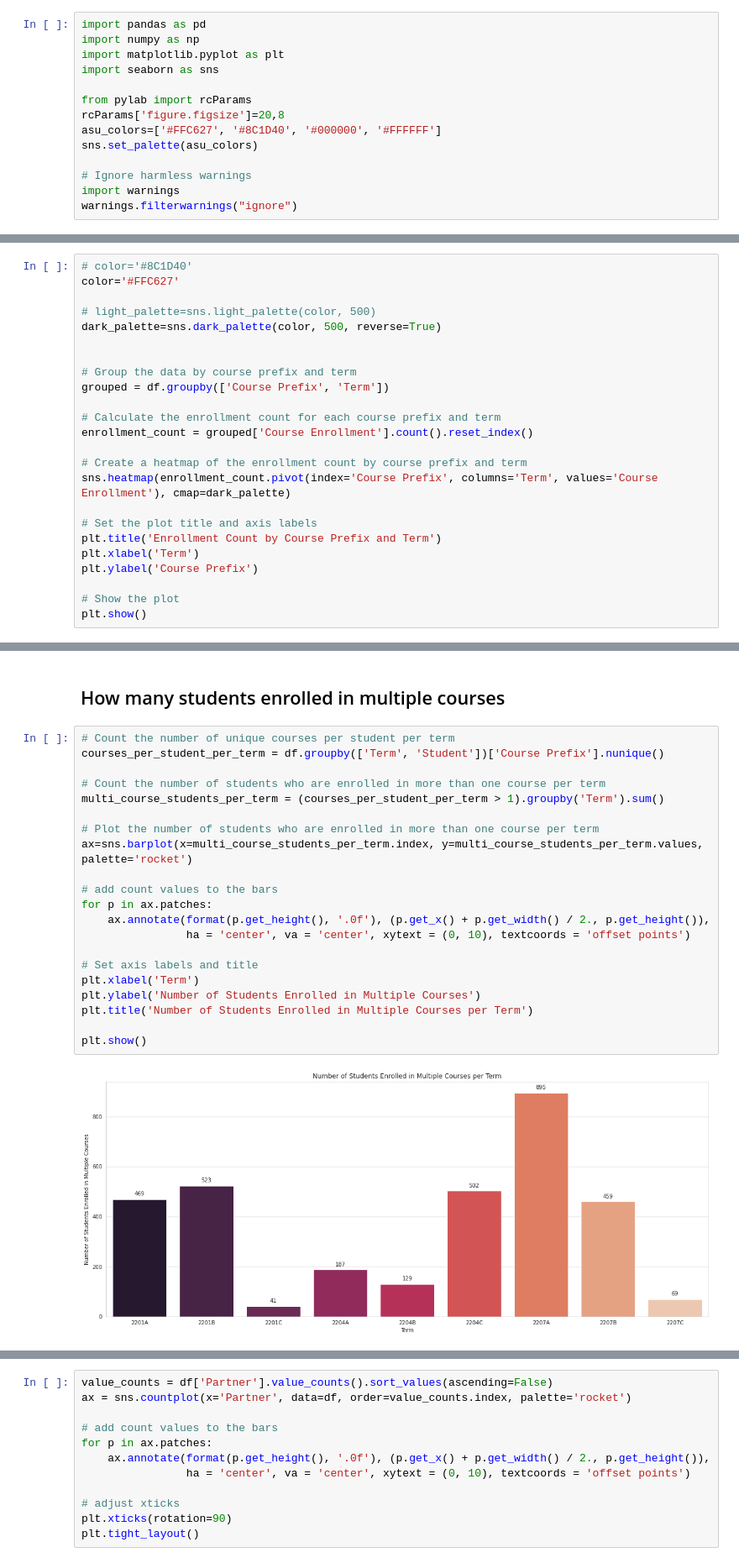
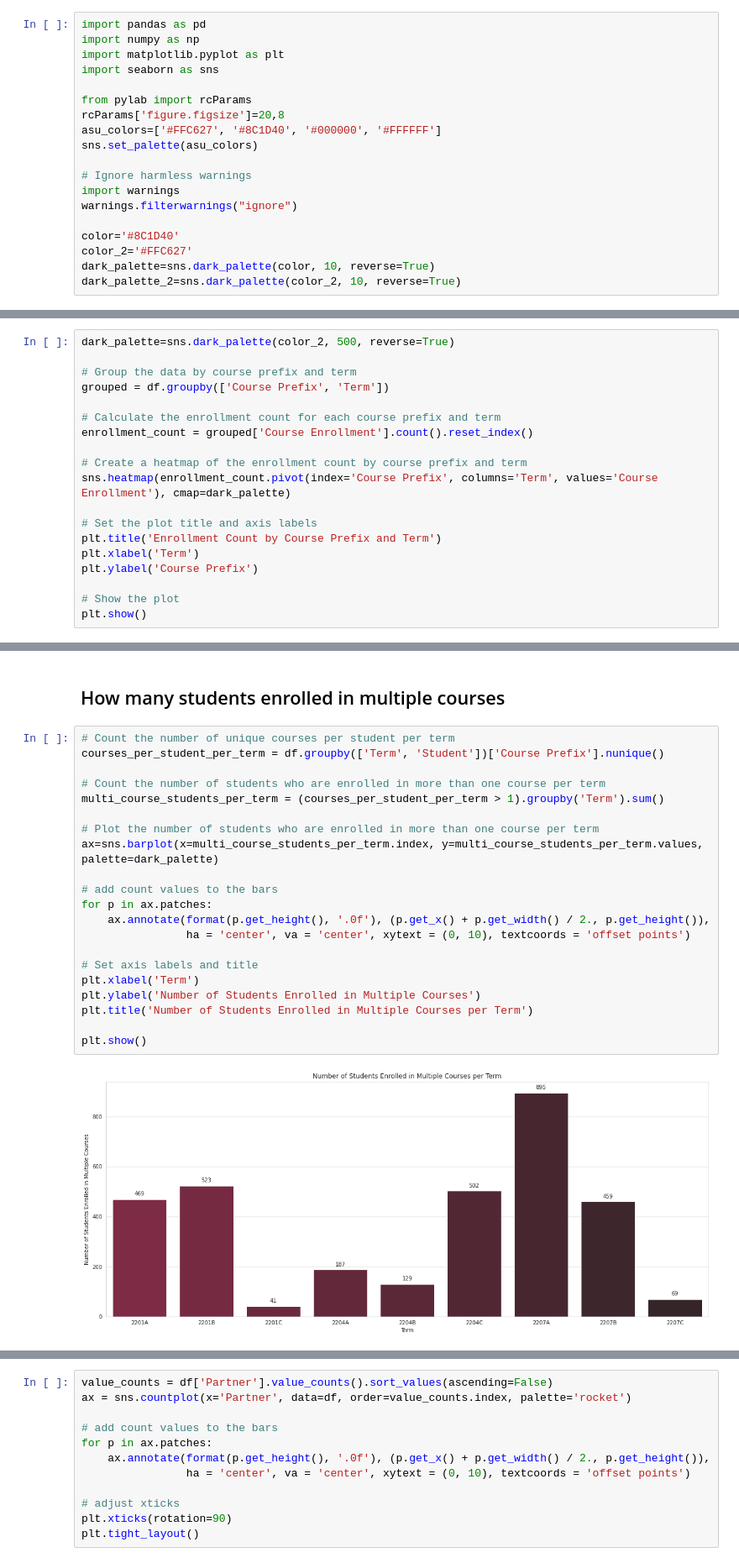
Before and after one commit to iamharkirat/EDA, a Jupyter notebook: learning_enterprise.ipynb, the cells around one changed output, grey strips where cells are left out. Shown at 84% size. Cells and saved outputs as stored; diff of their text form.

```diff
--- a/learning_enterprise.ipynb
+++ b/learning_enterprise.ipynb
@@ -14,6 +14,11 @@ sns.set_palette(asu_colors)
 # Ignore harmless warnings
 import warnings
 warnings.filterwarnings("ignore")
+
+color='#8C1D40'
+color_2='#FFC627'
+dark_palette=sns.dark_palette(color, 10, reverse=True)
+dark_palette_2=sns.dark_palette(color_2, 10, reverse=True)
 # %%
 # load data
 df=pd.read_csv('/content/Data Reporter Assignment.csv')
@@ -170,12 +166,7 @@ plt.show()
 # %% [markdown]
 ## Patterns in the enrollment behavior of students
 # %%
-# color='#8C1D40'
-color='#FFC627'
-
-# light_palette=sns.light_palette(color, 500)
-dark_palette=sns.dark_palette(color, 500, reverse=True)
-
+dark_palette=sns.dark_palette(color_2, 500, reverse=True)
 
 # Group the data by course prefix and term
 grouped = df.groupby(['Course Prefix', 'Term'])
@@ -339,26 +294,26 @@ plt.show()
 # %%
 # Count the number of unique courses per student per term
 courses_per_student_per_term = df.groupby(['Term', 'Student'])['Course Prefix'].nunique()
 
 # Count the number of students who are enrolled in more than one course per term
 multi_course_students_per_term = (courses_per_student_per_term > 1).groupby('Term').sum()
 
 # Plot the number of students who are enrolled in more than one course per term
-ax=sns.barplot(x=multi_course_students_per_term.index, y=multi_course_students_per_term.values, palette='rocket')
+ax=sns.barplot(x=multi_course_students_per_term.index, y=multi_course_students_per_term.values, palette=dark_palette)
 
 # add count values to the bars
 for p in ax.patches:
     ax.annotate(format(p.get_height(), '.0f'), (p.get_x() + p.get_width() / 2., p.get_height()),
                 ha = 'center', va = 'center', xytext = (0, 10), textcoords = 'offset points')
 
 # Set axis labels and title
 plt.xlabel('Term')
 plt.ylabel('Number of Students Enrolled in Multiple Courses')
 plt.title('Number of Students Enrolled in Multiple Courses per Term')
 
 plt.show()
 # %% [output]
-[figure, old version]
+[figure, new version]
 # %%
 # Group the data by Term and Student, and find the set of unique course prefixes for each group
 courses_per_student_per_term = df.groupby(['Term', 'Student'])['Course Prefix'].apply(set)
```
Also changed, not shown: parts of 38 cells of this notebook.
